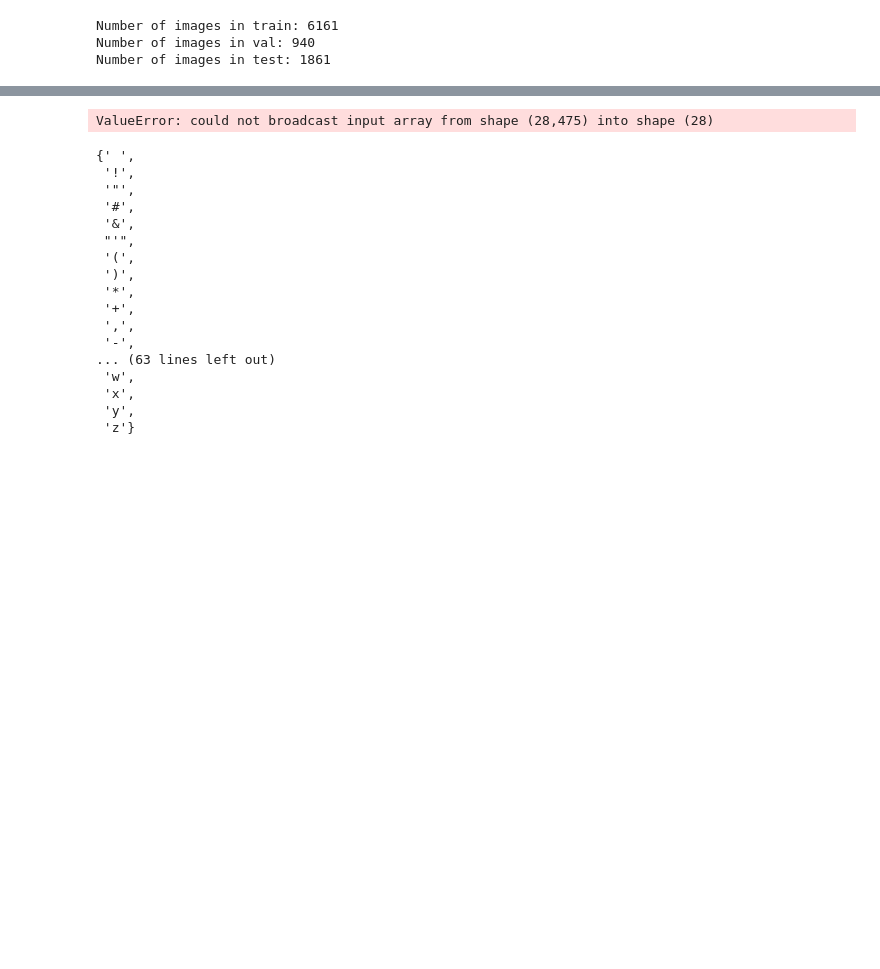
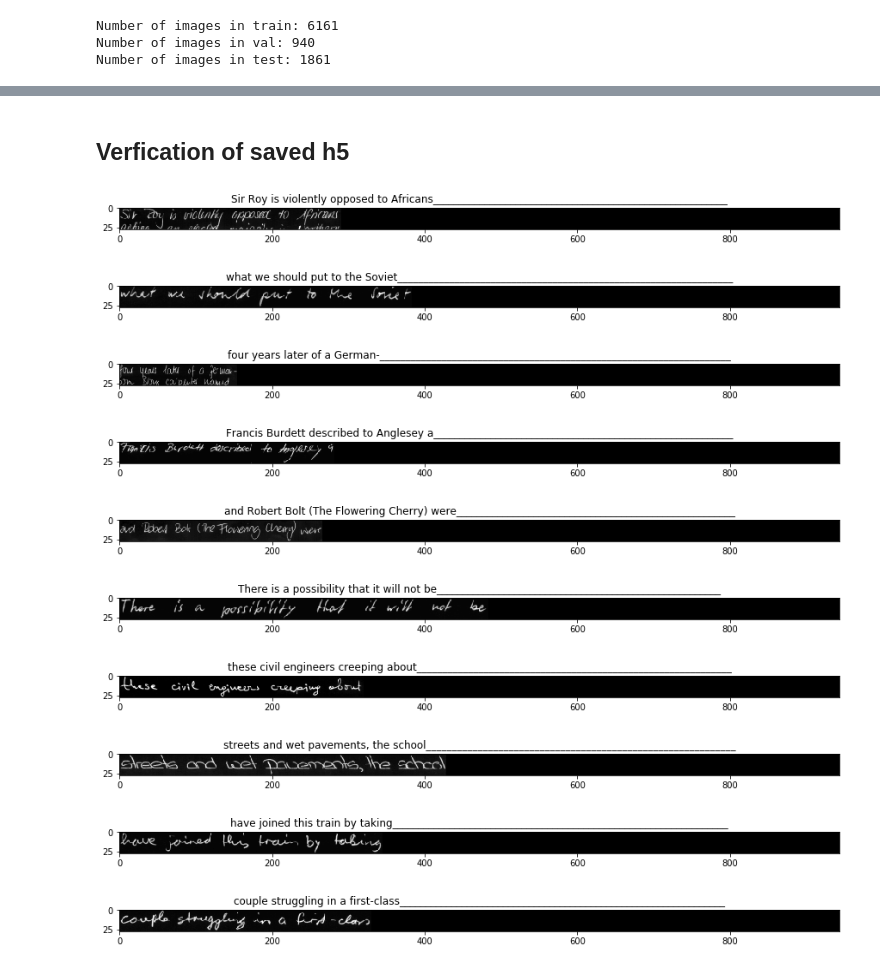
Before and after one commit to the-full-stack/fsdl-text-recognizer, a Jupyter notebook: notebooks/iam_dataset.ipynb, the cells around one changed output, grey strips where cells are left out. Saved outputs shown, nothing was run; the diff lists cells and outputs as text; code cells hidden in the pictures; blank space fills up the shorter version.

```diff
--- a/notebooks/iam_dataset.ipynb
+++ b/notebooks/iam_dataset.ipynb
@@ -187,0 +271,4 @@ for i in range(10):
+# %%
+pad_integer = max(int_to_char_mapping_dict.keys())
+pad_character = int_to_char_mapping_dict[pad_integer]
+pad_character, pad_integer
@@ -187,0 +277,12 @@ for i in range(10):
+# %%
+y_train = np.stack([
+    np.pad(lbl, (0, max_label_width - len(lbl)), mode='constant', constant_values=pad_integer)
+    for lbl in y_train
+]).astype(np.uint8)
+
+y_test = np.stack([
+    np.pad(lbl, (0, max_label_width - len(lbl)), mode='constant', constant_values=pad_integer)
+    for lbl in y_test
+]).astype(np.uint8)
+
+y_train.shape, y_test.shape
@@ -188,36 +296,9 @@ for i in range(10):
 # %%
 import h5py
-## np.uint8
-processed_iam_filename = 'datasets/processd_iam.h5'
+processed_iam_filename = f'{processed_dirname}/byclass.h5'
 
-## not working because images have different lengths
 with h5py.File(processed_iam_filename, 'w') as f:
     f.create_dataset('x_train', data=x_train, dtype='u1', compression='lzf')
     f.create_dataset('y_train', data=y_train, dtype='u1', compression='lzf')
-    f.create_dataset('x_val', data=x_val, dtype='u1', compression='lzf')
-    f.create_dataset('y_val', data=y_val, dtype='u1', compression='lzf')
     f.create_dataset('x_test', data=x_test, dtype='u1', compression='lzf')
     f.create_dataset('y_test', data=y_test, dtype='u1', compression='lzf')
-# %% [output]
-ValueError: could not broadcast input array from shape (28,475) into shape (28)
-# %%
-iam_vocabulary = set(' '.join(y_train + y_val + y_test))
-iam_vocabulary
-# %% [output]
-{' ',
- '!',
- '"',
- '#',
- '&',
- "'",
- '(',
- ')',
- '*',
- '+',
- ',',
- '-',
-... (63 lines left out)
- 'w',
- 'x',
- 'y',
- 'z'}
@@ -225,0 +305,24 @@ iam_vocabulary
+# %% [markdown]
+## Verfication of saved h5
+# %%
+with h5py.File(processed_iam_filename) as f:
+    x_train_saved = f['x_train'][:]
+    y_train_saved = f['y_train'][:]
+    x_test_saved = f['x_test'][:]
+    y_test_saved = f['y_test'][:]
+# %%
+for index in np.random.randint(0, high=x_train_saved.shape[0], size=10):
+    plt.figure(figsize=(15, 15))
+    plt.title(''.join([int_to_char_mapping_dict[int_char] for int_char in y_train_saved[index]]))
+    plt.imshow(x_train_saved[index], cmap='gray')
+# %% [output]
+[figure, added]
+[figure, added]
+[figure, added]
+[figure, added]
+[figure, added]
+[figure, added]
+[figure, added]
+[figure, added]
+[figure, added]
+[figure, added]
```
Also changed, not shown: parts of 25 cells of this notebook, 2 other files.
